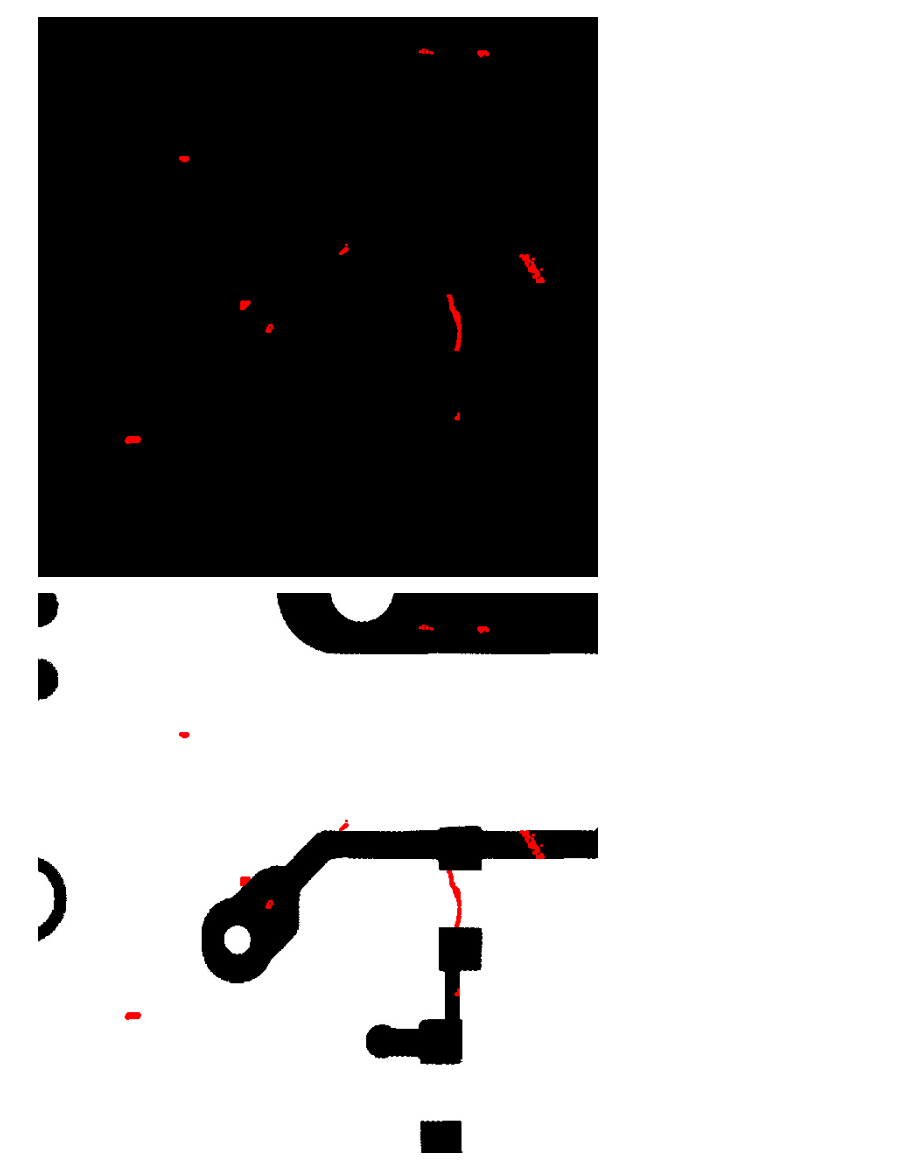
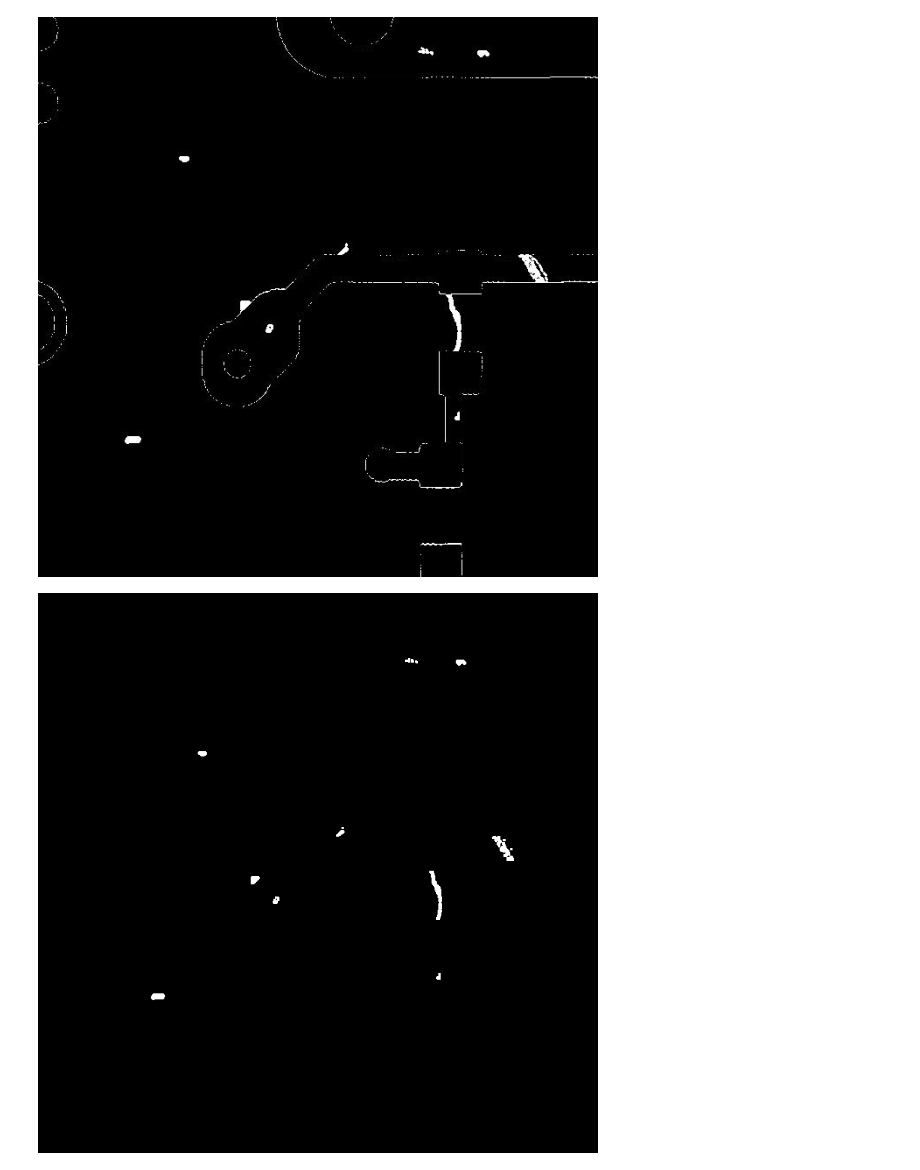
Before and after one commit to DevakMurali/VisualMLGroup2, a Jupyter notebook: Image_Processing.ipynb, the cells around one changed output. Drawn from its saved outputs; the diff is of its cells as text; code cells hidden in the pictures.

Commit message:
Image processing now can produce samples
Now just needs to be run on the DeepPCB dataset so turking can begin.

```diff
--- a/Image_Processing.ipynb
+++ b/Image_Processing.ipynb
@@ -46,33 +12,37 @@ error: ignored
 # %%
-import numpy as np
-import cv2 as cv
-from google.colab.patches import cv2_imshow
+PADDING_WIDTH = 50
+PADDING_HEIGHT = 50
 
 im = cv.imread('/content/drive/MyDrive/ENEE439D Project/00041000_temp.jpg')
 im2 = cv.imread('/content/drive/MyDrive/ENEE439D Project/00041000_test.jpg')
 
-ref = im
-
 sub = cv.bitwise_xor(im, im2)
 
-sub_filter = cv.morphologyEx(sub, cv.MORPH_OPEN, np.ones((3, 3)))
+sub_expanded = cv.copyMakeBorder(sub, PADDING_HEIGHT, PADDING_HEIGHT, PADDING_WIDTH, PADDING_WIDTH, cv.BORDER_CONSTANT, value=0)
+
+sub_filter = cv.morphologyEx(sub_expanded, cv.MORPH_OPEN, np.ones((3, 3)))
 
 _, sub_thresh = cv.threshold(sub_filter, 127, 255, cv.THRESH_BINARY)
 
-black = cv.morphologyEx(sub_filter, cv.MORPH_ERODE, np.ones((9, 9)))
+ref = cv.copyMakeBorder(im, PADDING_HEIGHT, PADDING_HEIGHT, PADDING_WIDTH, PADDING_WIDTH, cv.BORDER_CONSTANT, value=(255, 255, 255))
+all_contours = cv.morphologyEx(sub_filter, cv.MORPH_ERODE, np.ones((9, 9)))
+fresh_black = all_contours.copy()
+fresh_ref = ref.copy()
 
 imgray = cv.cvtColor(sub_thresh, cv.COLOR_BGR2GRAY)
 ret, thresh = cv.threshold(imgray, 127, 255, 0)
 
 contours, hierarchy = cv.findContours(imgray, cv.RETR_TREE, cv.CHAIN_APPROX_SIMPLE)
 cv.drawContours(ref, contours, -1, (0, 0, 255), -1)
-cv.drawContours(black, contours, -1, (0, 0, 255), -1)
+cv.drawContours(all_contours, contours, -1, (255, 255, 255), -1)
 
+cv2_imshow(im)
+print("")
 cv2_imshow(im2)
 print("")
-cv2_imshow(sub_thresh)
+cv2_imshow(sub)
 print("")
-cv2_imshow(black)
+cv2_imshow(all_contours)
 print("")
 cv2_imshow(ref)
 # %% [output]
@@ -81,2 +51,2 @@ cv2_imshow(ref)
-[figure, old version]
+[figure, new version]
-[figure, old version]
+[figure, new version]
```
Also changed, not shown: parts of 13 cells of this notebook.
